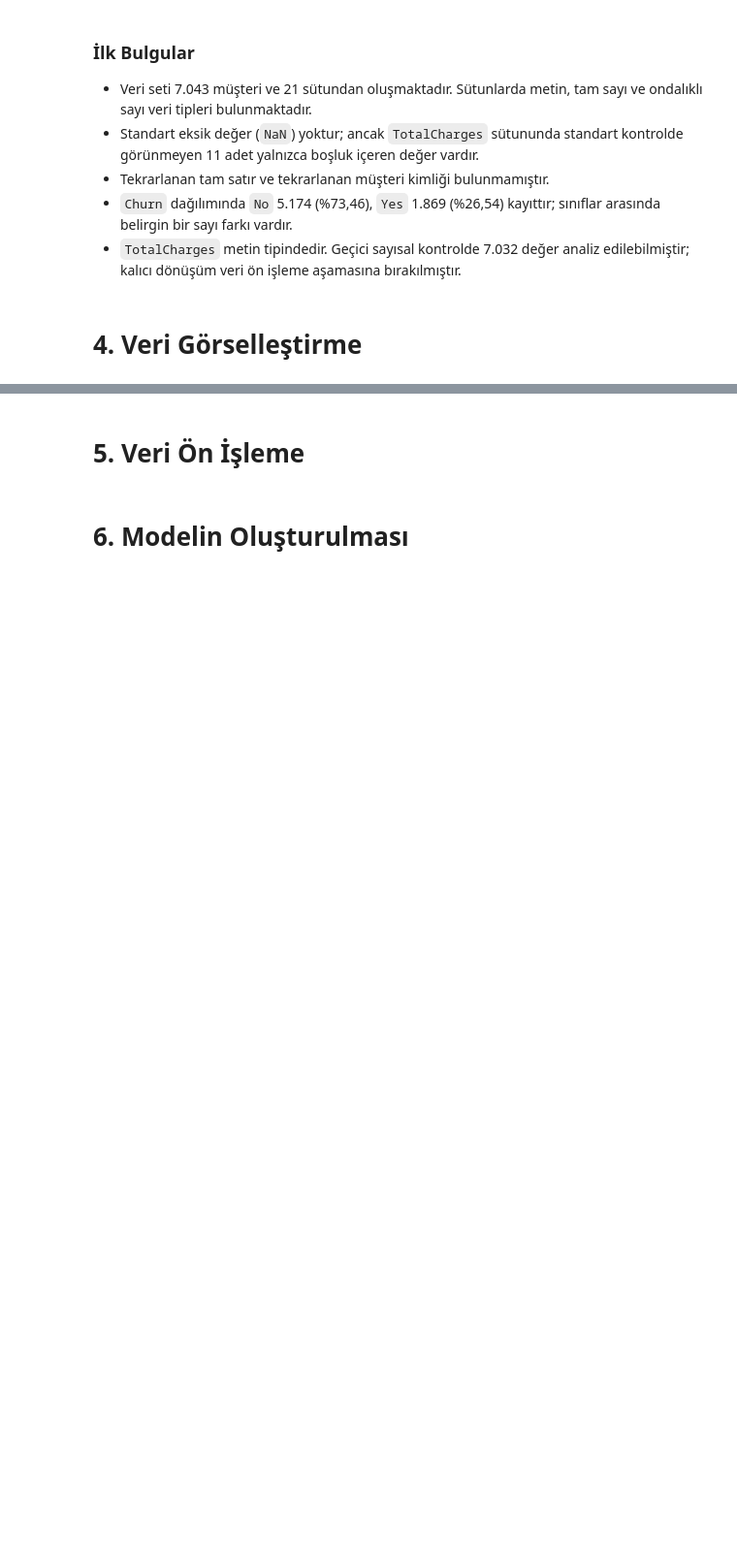
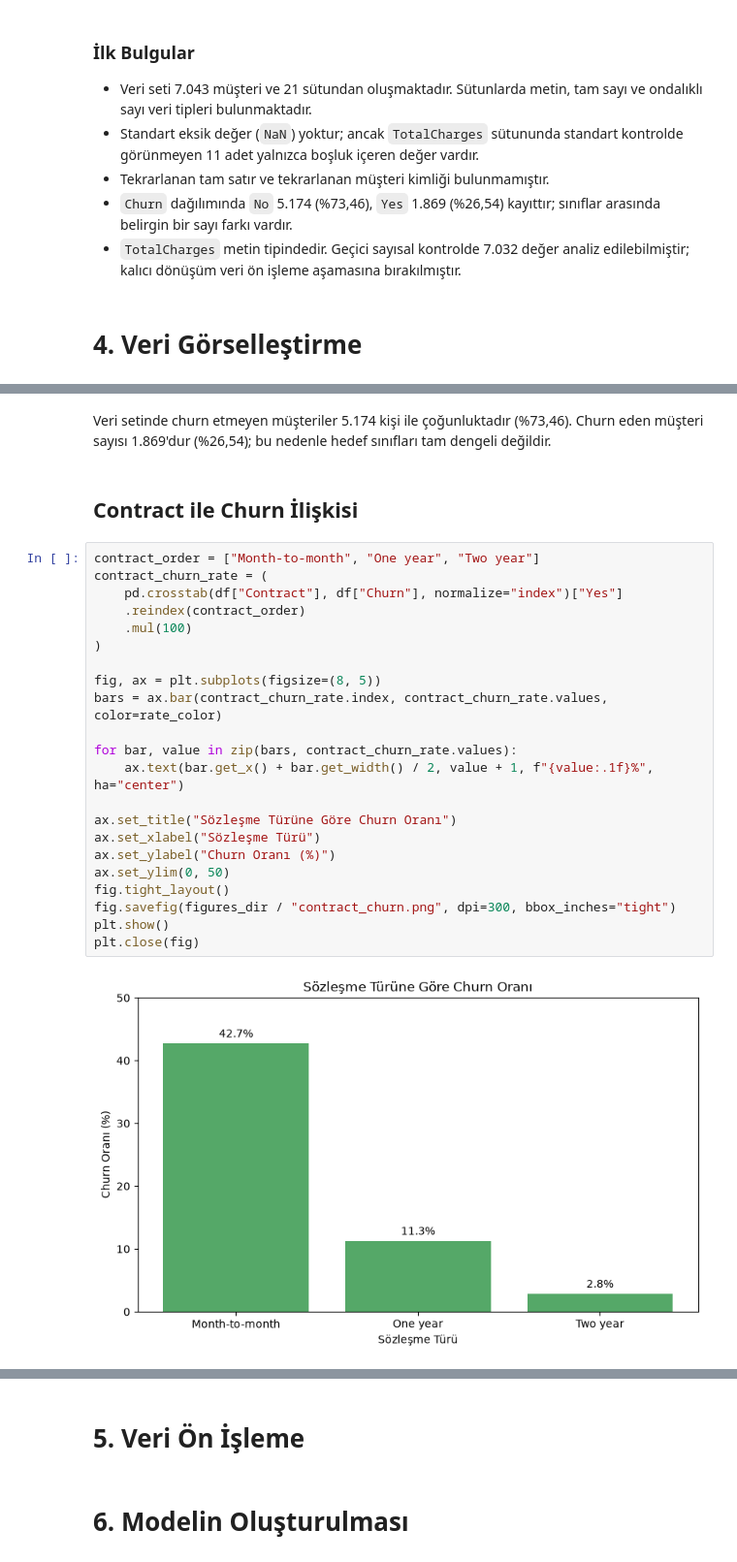
Before and after one commit to barissurkit/customer-churn-analysis, a Jupyter notebook: customer_churn_analysis.ipynb, the cells around one changed output, grey strips where cells are left out. Shown at 97% size. Drawn from its saved outputs; the diff is of its cells as text; blank space fills up the shorter version.

```diff
--- a/customer_churn_analysis.ipynb
+++ b/customer_churn_analysis.ipynb
@@ -316,0 +353,28 @@ Sayısala dönüşemeyen değer sayısı: 11
+# %% [markdown]
+Veri setinde churn etmeyen müşteriler 5.174 kişi ile çoğunluktadır (%73,46). Churn eden müşteri sayısı 1.869'dur (%26,54); bu nedenle hedef sınıfları tam dengeli değildir.
+# %% [markdown]
+## Contract ile Churn İlişkisi
+# %%
+contract_order = ["Month-to-month", "One year", "Two year"]
+contract_churn_rate = (
+    pd.crosstab(df["Contract"], df["Churn"], normalize="index")["Yes"]
+    .reindex(contract_order)
+    .mul(100)
+)
+
+fig, ax = plt.subplots(figsize=(8, 5))
+bars = ax.bar(contract_churn_rate.index, contract_churn_rate.values, color=rate_color)
+
+for bar, value in zip(bars, contract_churn_rate.values):
+    ax.text(bar.get_x() + bar.get_width() / 2, value + 1, f"{value:.1f}%", ha="center")
+
+ax.set_title("Sözleşme Türüne Göre Churn Oranı")
+ax.set_xlabel("Sözleşme Türü")
+ax.set_ylabel("Churn Oranı (%)")
+ax.set_ylim(0, 50)
+fig.tight_layout()
+fig.savefig(figures_dir / "contract_churn.png", dpi=300, bbox_inches="tight")
+plt.show()
+plt.close(fig)
+# %% [output]
+[figure, added]
```
Also changed, not shown: parts of 18 cells of this notebook, 7 other files.
